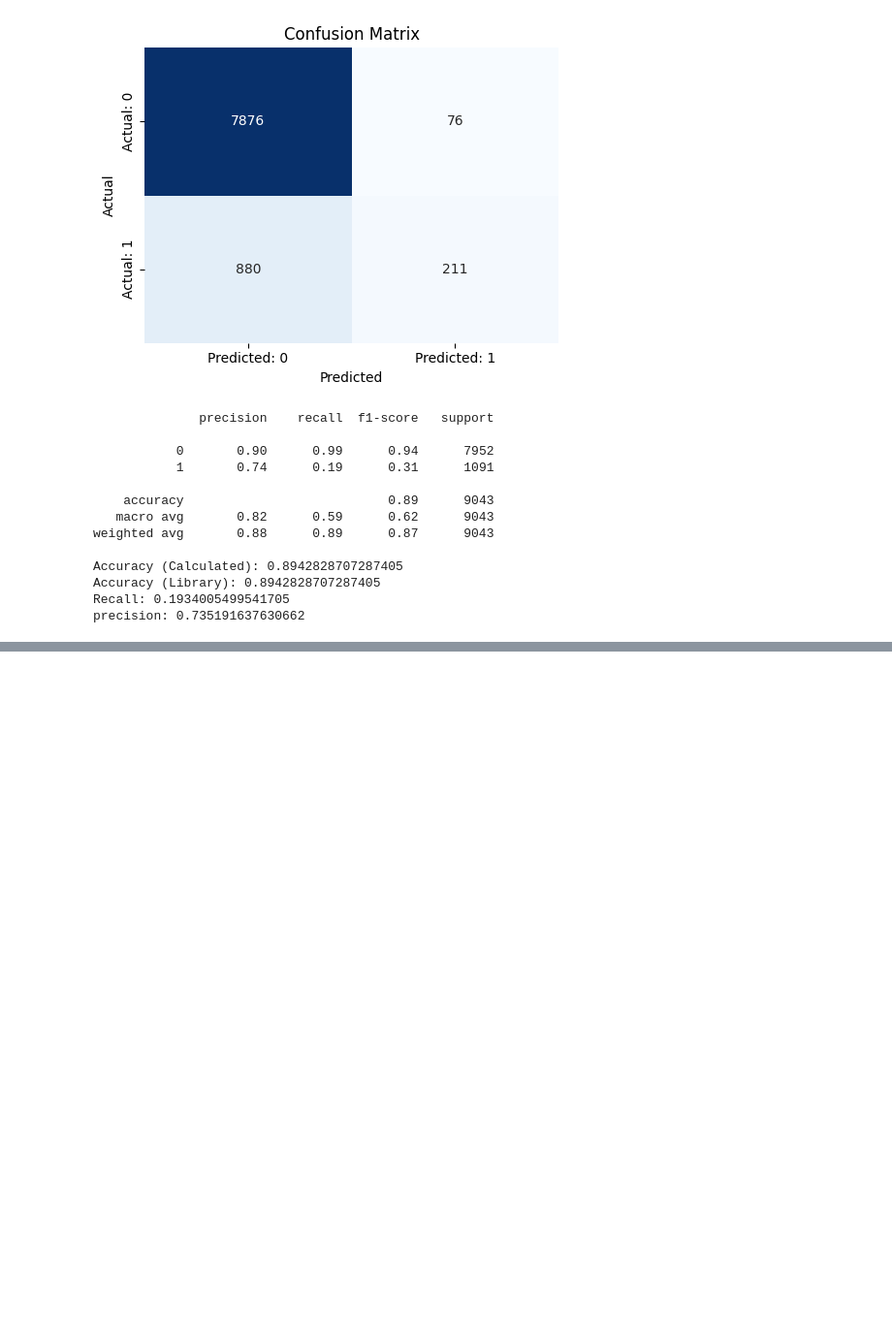
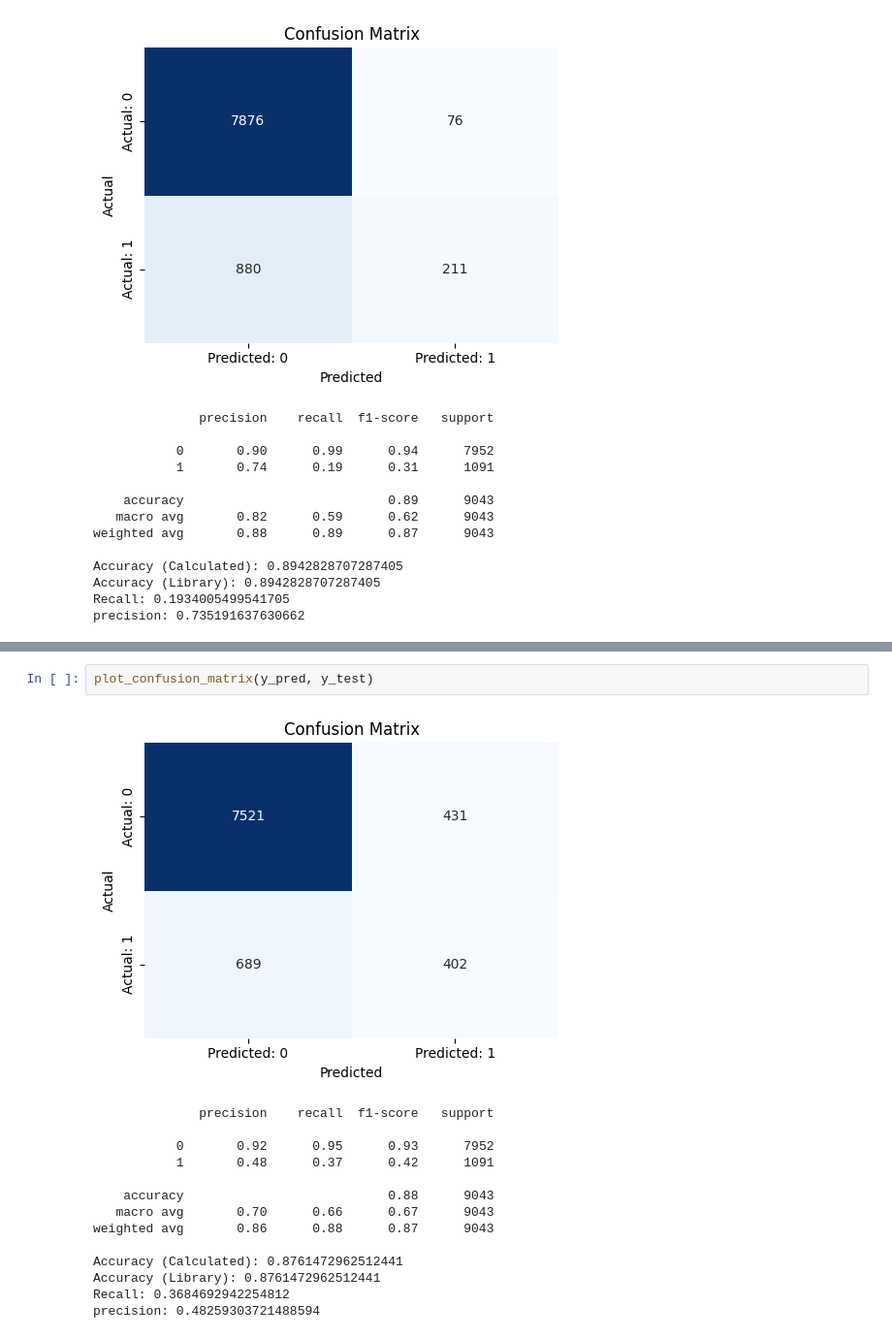
Before and after one commit to jmanwillz/ACML-Project, a Jupyter notebook: decision-trees/decision-trees-v2.ipynb, the cells around one changed output, grey strips where cells are left out. Shown at 97% size. Cells and saved outputs as stored; diff of their text form; blank space fills up the shorter version.

```diff
--- a/decision-trees/decision-trees-v2.ipynb
+++ b/decision-trees/decision-trees-v2.ipynb
@@ -355,0 +400,17 @@ precision: 0.735191637630662
+# %%
+plot_confusion_matrix(y_pred, y_test)
+# %% [output]
+[figure, added]
+              precision    recall  f1-score   support
+
+           0       0.92      0.95      0.93      7952
+           1       0.48      0.37      0.42      1091
+
+    accuracy                           0.88      9043
+   macro avg       0.70      0.66      0.67      9043
+weighted avg       0.86      0.88      0.87      9043
+
+Accuracy (Calculated): 0.8761472962512441
+Accuracy (Library): 0.8761472962512441
+Recall: 0.3684692942254812
+precision: 0.48259303721488594
```
Also changed, not shown: parts of 8 cells of this notebook.
